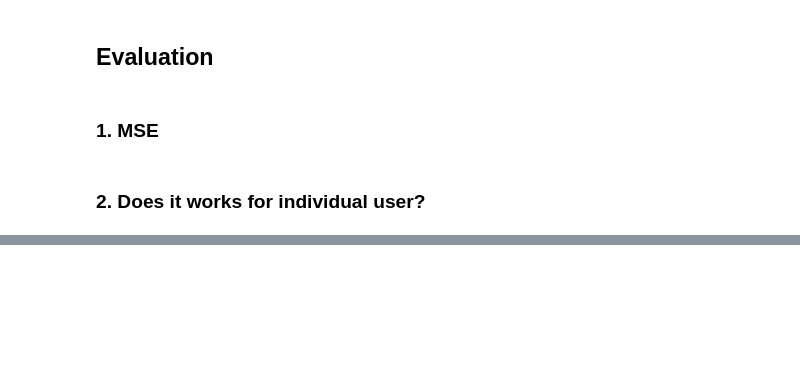
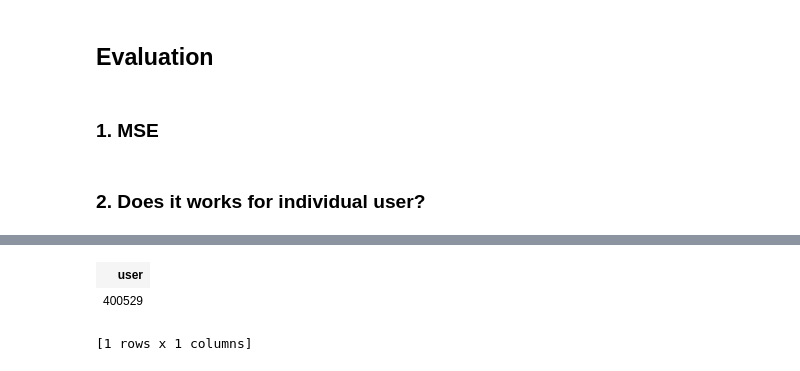
Before and after one commit to TZstatsADS/Spr2017-proj5-grp9, a Jupyter notebook: doc/main.ipynb, the cells around one changed output, grey strips where cells are left out. Cells and saved outputs as stored; diff of their text form; code cells hidden in the pictures; blank space fills up the shorter version.

```diff
--- a/doc/main.ipynb
+++ b/doc/main.ipynb
@@ -395,7 +498,7 @@ showProductImages(UserRate10['imUrl'])
 # %%
-# Find the books we recommond to this user
-ItemMatrix = gl.SFrame.read_csv('/Users/yijiapan/Desktop/Spr2017-proj5-grp9/data/itemmatrix.txt', delimiter='\n', header=False)
-UserMatrix = gl.SFrame.read_csv('/Users/yijiapan/Desktop/Spr2017-proj5-grp9/data/usermatrix.txt', delimiter='\n', header=False)
-ItemMap = gl.SFrame.read_csv('/Users/yijiapan/Desktop/Spr2017-proj5-grp9/data/`', delimiter='\n', header=False)
-UserMap = gl.SFrame.read_csv('/Users/yijiapan/Desktop/Spr2017-proj5-grp9/data/usermatrix.txt', delimiter='\n', header=False)
+# Load the item and user matrix
+ItemMatrix = gl.SFrame.read_csv('/Users/yijiapan/Desktop/Spr2017-proj5-grp9/data/part-00011', delimiter=',', header=False)
+UserMatrix = gl.SFrame.read_csv('/Users/yijiapan/Desktop/Spr2017-proj5-grp9/data/part-00011', delimiter=',', header=False)
+ItemMap = gl.SFrame.read_csv('/Users/yijiapan/Desktop/Spr2017-proj5-grp9/data/item_map.csv', delimiter=',', header=True)
+UserMap = gl.SFrame.read_csv('/Users/yijiapan/Desktop/Spr2017-proj5-grp9/data/user_map.csv', delimiter=',', header=True)
 # %% [output]
@@ -402,0 +530,10 @@ NameError: name 'gl' is not defined
+# %%
+# Find u
+urow = UserMap.filter_by('A2YJ8VP1SSHJ7','reviewerID')
+unum = urow[["user"]]
+# %%
+unum
+# %% [output]
+| user |
+| 400529 |
+[1 rows x 1 columns]
```
Also changed, not shown: parts of 40 cells of this notebook.
